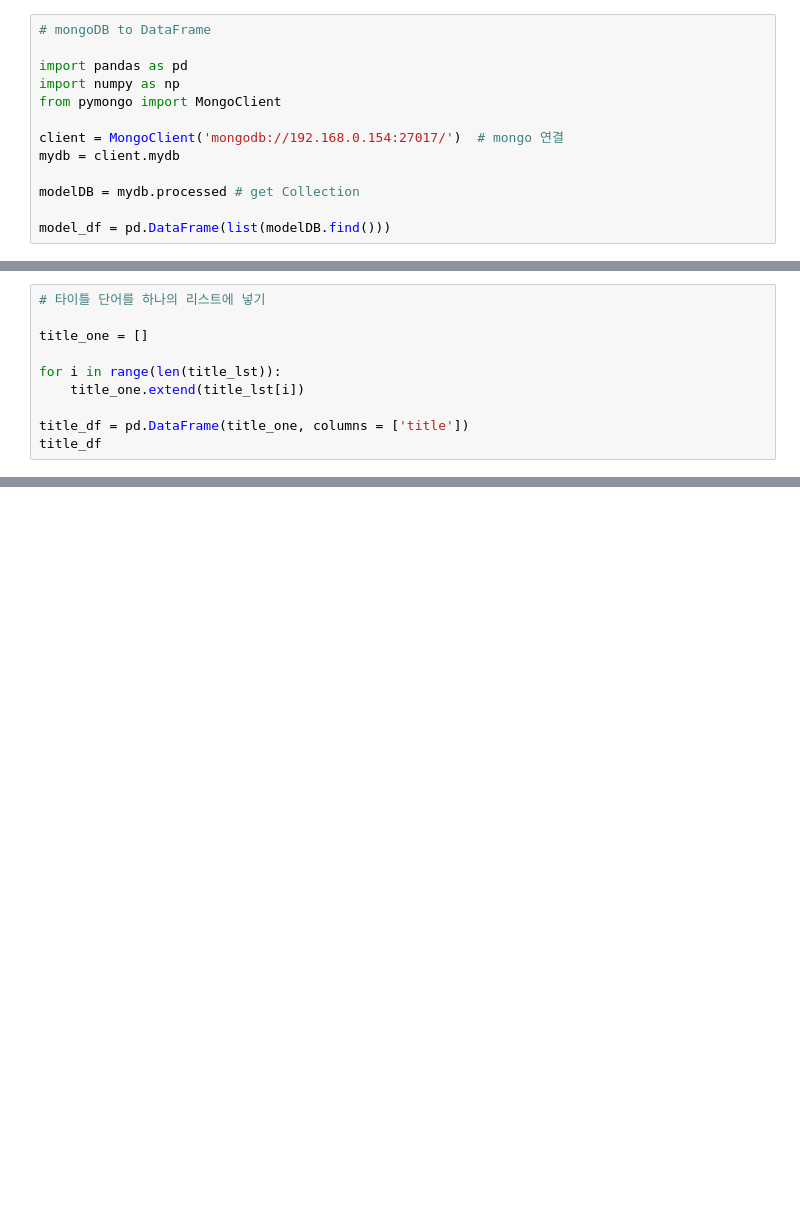
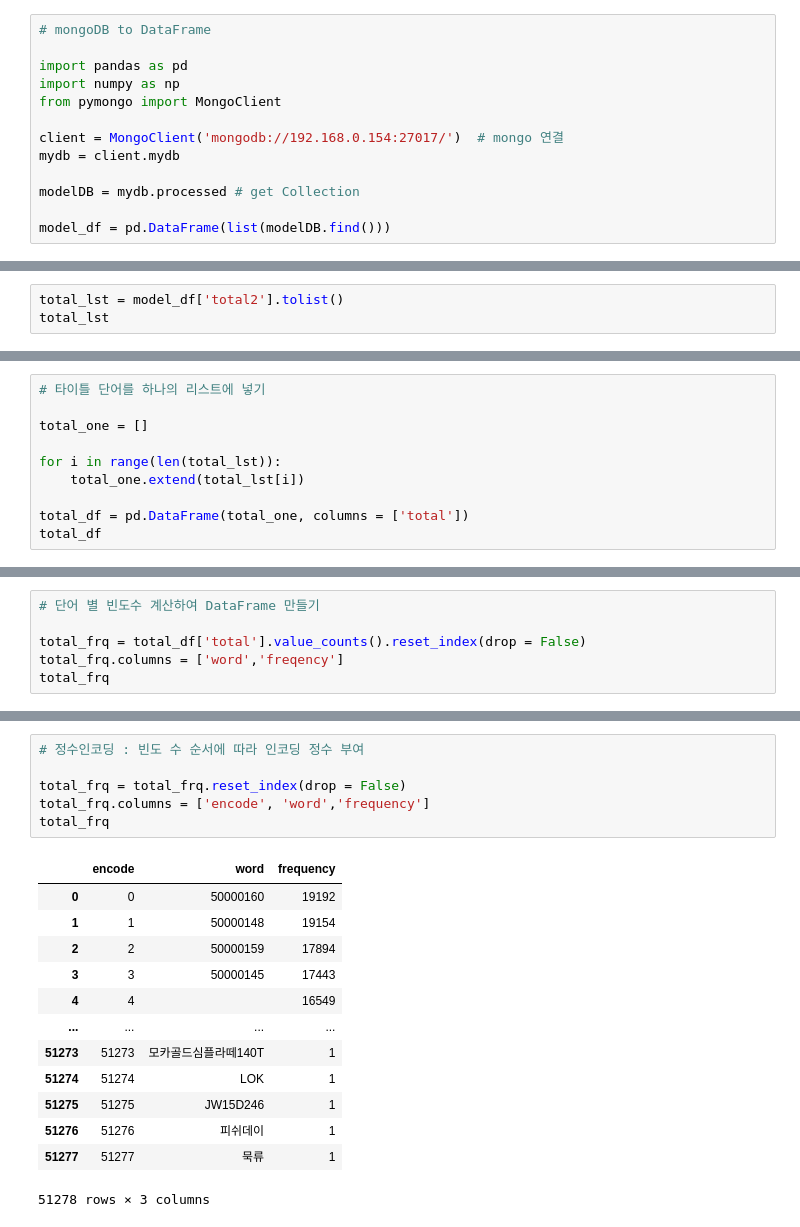
Before and after one commit to ayeongjeong/Naver-Shopping-Title-Recommendation-Service, a Jupyter notebook: IndependentVar_hi.ipynb, the cells around one changed output, grey strips where cells are left out. Cells and saved outputs as stored; diff of their text form; blank space fills up the shorter version.

```diff
--- a/IndependentVar_hi.ipynb
+++ b/IndependentVar_hi.ipynb
@@ -55,10 +31,0 @@ title_lst
-# %%
-# 타이틀 단어를 하나의 리스트에 넣기
-
-title_one = []
-
-for i in range(len(title_lst)):
-    title_one.extend(title_lst[i])
-
-title_df = pd.DataFrame(title_one, columns = ['title'])
-title_df
@@ -124,0 +34,3 @@ title_frq
+# %%
+total_lst = model_df['total2'].tolist()
+total_lst
@@ -124,0 +55,10 @@ title_frq
+# %%
+# 타이틀 단어를 하나의 리스트에 넣기
+
+total_one = []
+
+for i in range(len(total_lst)):
+    total_one.extend(total_lst[i])
+
+total_df = pd.DataFrame(total_one, columns = ['total'])
+total_df
@@ -124,0 +79,6 @@ title_frq
+# %%
+# 단어 별 빈도수 계산하여 DataFrame 만들기
+
+total_frq = total_df['total'].value_counts().reset_index(drop = False)
+total_frq.columns = ['word','freqency']
+total_frq
@@ -124,0 +113,20 @@ title_frq
+# %%
+# 정수인코딩 : 빈도 수 순서에 따라 인코딩 정수 부여
+
+total_frq = total_frq.reset_index(drop = False)
+total_frq.columns = ['encode', 'word','frequency']
+total_frq
+# %% [output]
+|  | encode | word | frequency |
+| 0 | 0 | 50000160 | 19192 |
+| 1 | 1 | 50000148 | 19154 |
+| 2 | 2 | 50000159 | 17894 |
+| 3 | 3 | 50000145 | 17443 |
+| 4 | 4 |  | 16549 |
+| ... | ... | ... | ... |
+| 51273 | 51273 | 모카골드심플라떼140T | 1 |
+| 51274 | 51274 | LOK | 1 |
+| 51275 | 51275 | JW15D246 | 1 |
+| 51276 | 51276 | 피쉬데이 | 1 |
+| 51277 | 51277 | 묵류 | 1 |
+51278 rows × 3 columns
```
Also changed, not shown: parts of 60 cells of this notebook, 3 other files.
